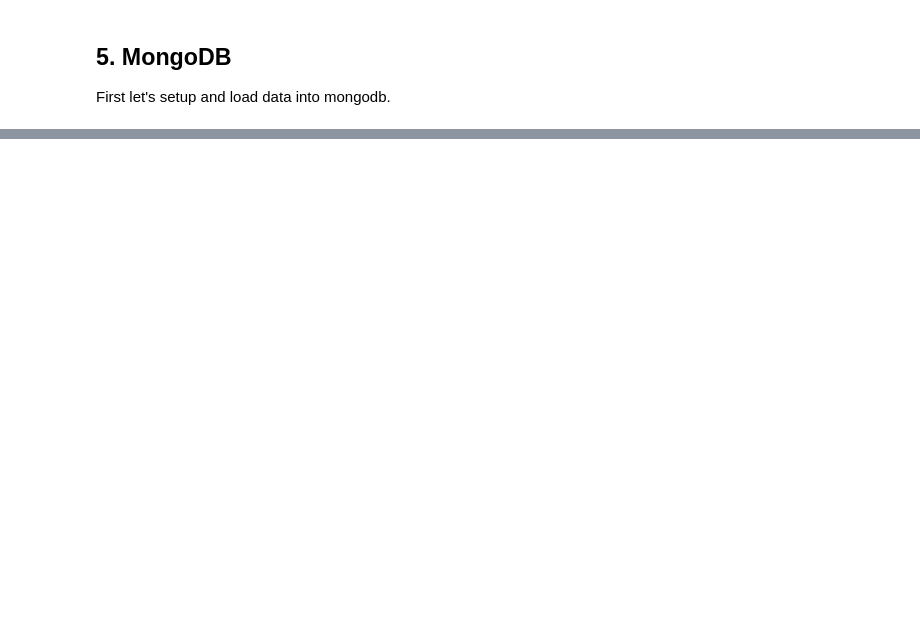
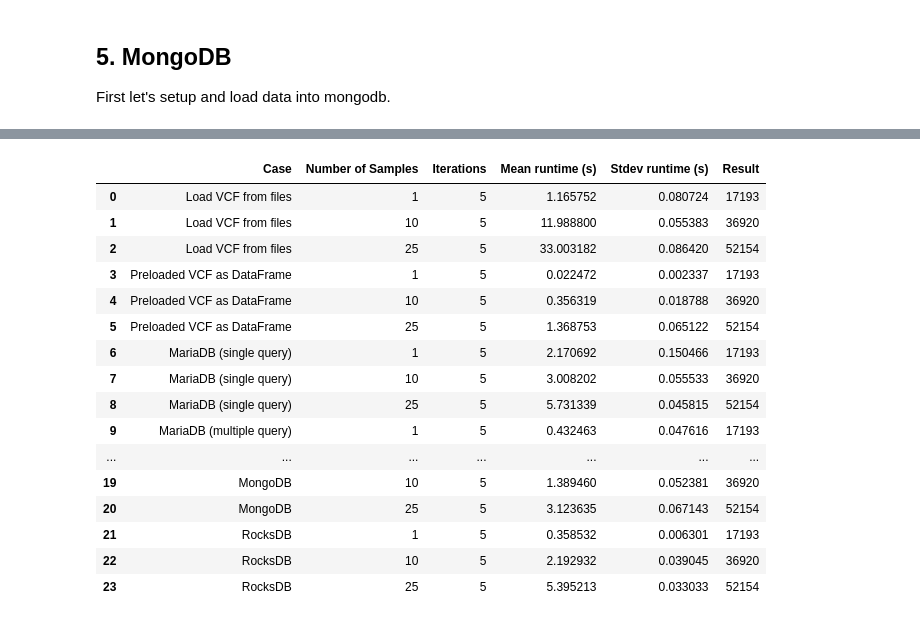
Before and after one commit to apetkau/thesis-data-simulation, a Jupyter notebook: jackalope/salmonella/test-load-vcf/test-load.ipynb, the cells around one changed output, grey strips where cells are left out. Cells and saved outputs as stored; diff of their text form; code cells hidden in the pictures; blank space fills up the shorter version.

```diff
--- a/jackalope/salmonella/test-load-vcf/test-load.ipynb
+++ b/jackalope/salmonella/test-load-vcf/test-load.ipynb
@@ -218,20 +252,0 @@ Runtime (m+-s): 8.30 +- 0.04 seconds, iters 5, result {52154}
-# %%
-from storage.variant.model import VariationAllele, ReferenceSequence, Reference
-
-def get_union_from_relational_db_via_query(samples: List[str]) -> int:
-    session = create_session()
-    variants = session.query(VariationAllele) \
-        .select_from(Sample) \
-        .join(Sample.variants) \
-        .join(ReferenceSequence) \
-        .join(Reference) \
-        .filter(Reference.name == 'S_HeidelbergSL476') \
-        .filter(Sample.name.in_(samples)) \
-        .all()
-
-    vars_union = {v.id for v in variants}
-    return len(vars_union)
-
-for samples in case_samples:
-    print(f'\nCase: ({len(samples)}) samples')
-    results_table, results = runtime_iteration(get_union_from_relational_db_via_query, results_table, 'Relational DB (proper ref as query)', len(samples), samples=samples)
@@ -523,0 +605,20 @@ Text(0.5, 0, 'Runtime (seconds)')
+# %%
+results_table
+# %% [output]
+|  | Case | Number of Samples | Iterations | Mean runtime (s) | Stdev runtime (s) | Result |
+| 0 | Load VCF from files | 1 | 5 | 1.165752 | 0.080724 | 17193 |
+| 1 | Load VCF from files | 10 | 5 | 11.988800 | 0.055383 | 36920 |
+| 2 | Load VCF from files | 25 | 5 | 33.003182 | 0.086420 | 52154 |
+| 3 | Preloaded VCF as DataFrame | 1 | 5 | 0.022472 | 0.002337 | 17193 |
+| 4 | Preloaded VCF as DataFrame | 10 | 5 | 0.356319 | 0.018788 | 36920 |
+| 5 | Preloaded VCF as DataFrame | 25 | 5 | 1.368753 | 0.065122 | 52154 |
+| 6 | MariaDB (single query) | 1 | 5 | 2.170692 | 0.150466 | 17193 |
+| 7 | MariaDB (single query) | 10 | 5 | 3.008202 | 0.055533 | 36920 |
+| 8 | MariaDB (single query) | 25 | 5 | 5.731339 | 0.045815 | 52154 |
+| 9 | MariaDB (multiple query) | 1 | 5 | 0.432463 | 0.047616 | 17193 |
+| ... | ... | ... | ... | ... | ... | ... |
+| 19 | MongoDB | 10 | 5 | 1.389460 | 0.052381 | 36920 |
+| 20 | MongoDB | 25 | 5 | 3.123635 | 0.067143 | 52154 |
+| 21 | RocksDB | 1 | 5 | 0.358532 | 0.006301 | 17193 |
+| 22 | RocksDB | 10 | 5 | 2.192932 | 0.039045 | 36920 |
+| 23 | RocksDB | 25 | 5 | 5.395213 | 0.033033 | 52154 |
```
Also changed, not shown: parts of 22 cells of this notebook, 1 other file.
